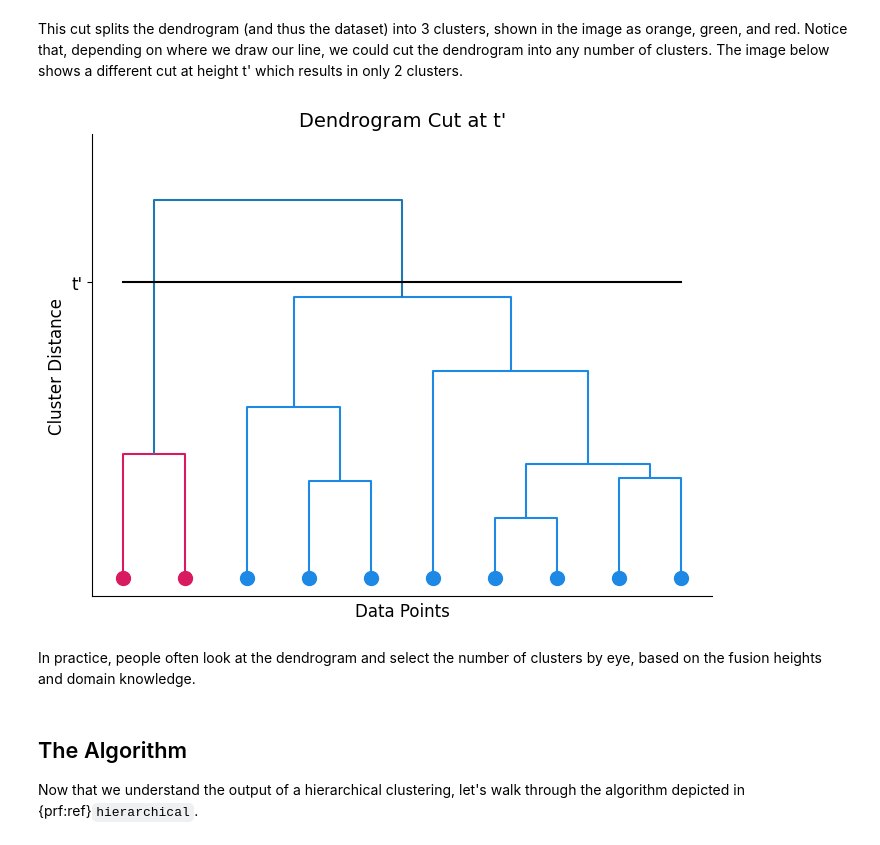
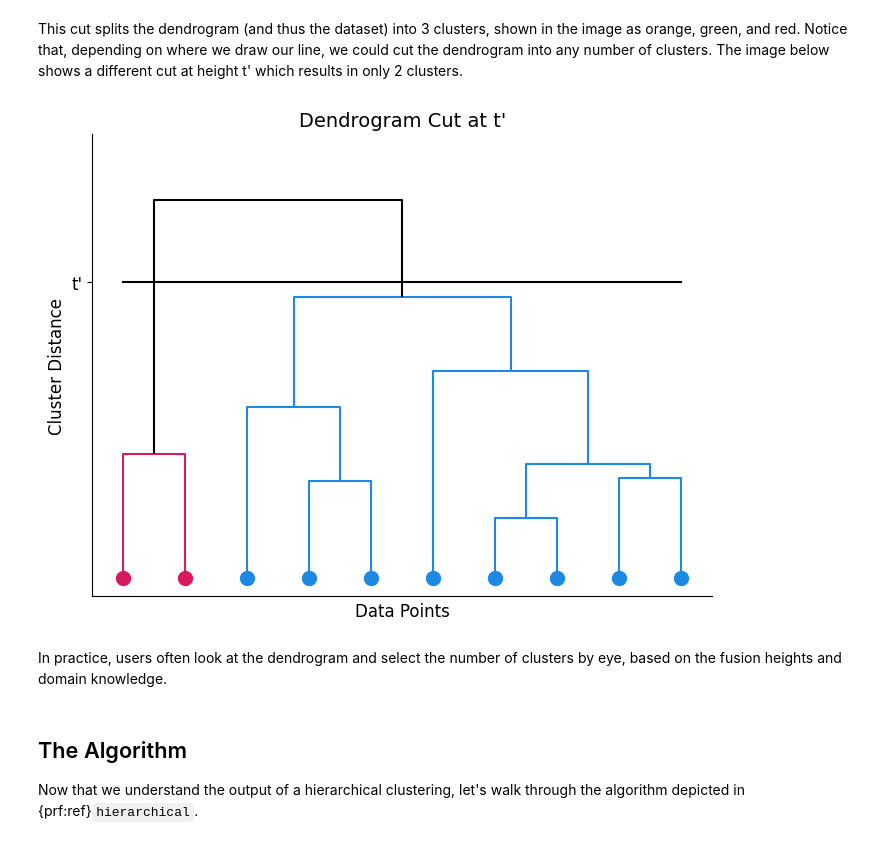
Before and after one commit to uchicago-dsi/textbook-datascience-1, a Jupyter notebook: textbook/26/3/hierarchical.ipynb, the cells around one changed output. Saved outputs shown, nothing was run; the diff lists cells and outputs as text; code cells hidden in the pictures.

```diff
--- a/textbook/26/3/hierarchical.ipynb
+++ b/textbook/26/3/hierarchical.ipynb
@@ -83,33 +83,33 @@ This cut splits the dendrogram (and thus the dataset) into 3 clusters, shown in
 # %%
 np.random.seed(312)
 X = np.random.rand(10, 2)
 
 Z = linkage(X, method='ward')
 
 plt.rc('axes.spines', **{'bottom':True, 'left':True, 'right':False, 'top':False})
 plt.figure(figsize=(8, 6))
-dendrogram(Z, leaf_rotation=90, leaf_font_size=8, truncate_mode=None, no_labels=True, color_threshold=0.8)
+dendrogram(Z, leaf_rotation=90, leaf_font_size=8, truncate_mode=None, no_labels=True, color_threshold=0.8, above_threshold_color='k')
 
 # Plot scatter points
 plt.plot(np.arange(1,3)*10-5, np.zeros(2), 'o', markersize=10, color='#D81B60')
 plt.plot(np.arange(3,11)*10-5, np.zeros(8), 'o', markersize=10, color='#1E88E5')
 
 plt.plot(np.arange(1,11)*10-5, np.repeat(0.8,10),'k-')
 
 plt.xticks([])
 plt.yticks(ticks=[0.8],labels=['t\''],fontsize=12)
 plt.ylim(-0.05, 1.2)
 
 plt.xlabel('Data Points', fontsize=12)
 plt.ylabel('Cluster Distance', fontsize=12)
 
 plt.title('Dendrogram Cut at t\'', fontsize=14)
 
 plt.show()
 # %% [output]
-[figure, old version]
+[figure, new version]
 # %% [markdown]
-In practice, people often look at the dendrogram and select the number of clusters by eye, based on the fusion heights and domain knowledge.
+In practice, users often look at the dendrogram and select the number of clusters by eye, based on the fusion heights and domain knowledge.
 # %% [markdown]
 ## The Algorithm
 
```
Also changed, not shown: parts of 18 cells of this notebook.
